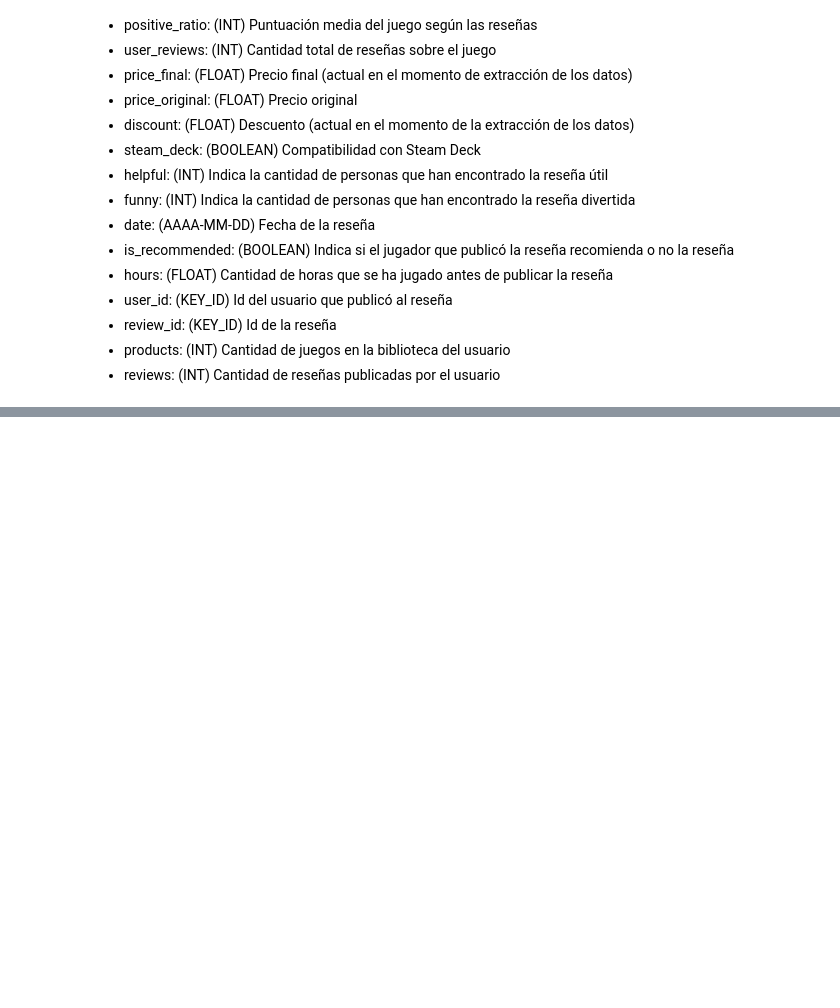
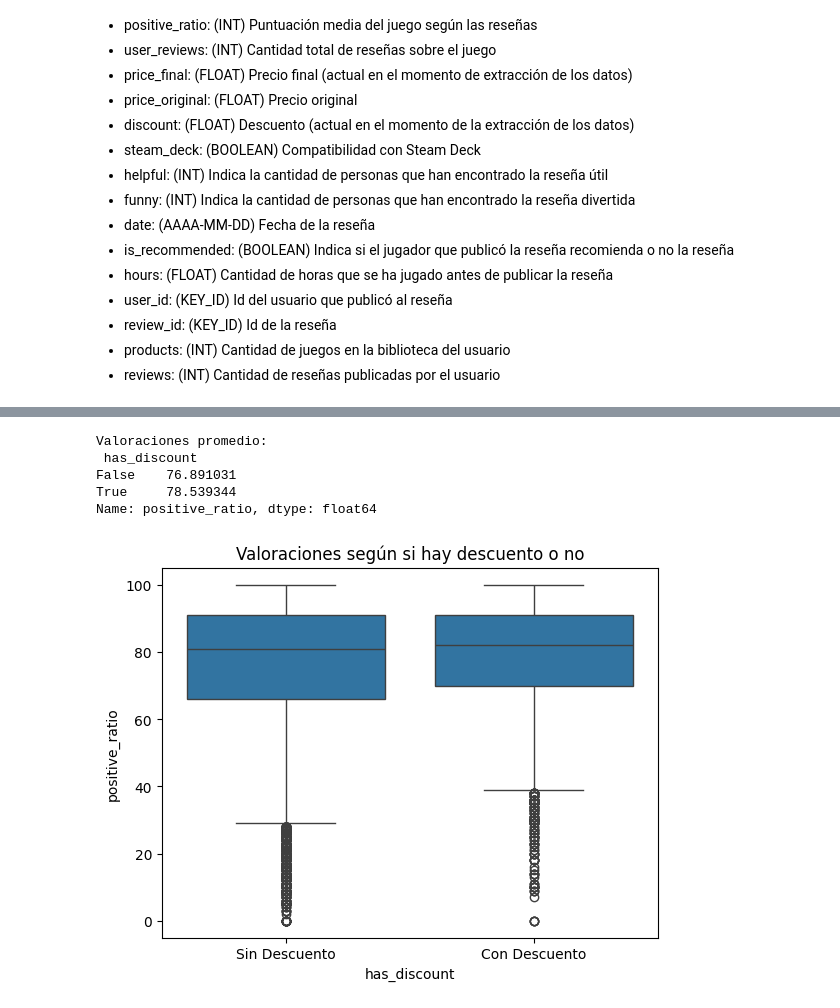
Before and after one commit to tpadrinp/Analisis-de-fiabilidad-de-resenas-de-Steam, a Jupyter notebook: notebooks/eda.ipynb, the cells around one changed output, grey strips where cells are left out. Cells and saved outputs as stored; diff of their text form; code cells hidden in the pictures; blank space fills up the shorter version.

```diff
--- a/notebooks/eda.ipynb
+++ b/notebooks/eda.ipynb
@@ -96,0 +105,21 @@ plt.show()
+# %%
+#ANÁLISIS 2: ¿Merece la pena esperar a un descuento?
+
+df_games_full["has_discount"] = df_games_full["discount"] > 0
+
+# Comparar valoraciones promedio
+promedios = df_games_full.groupby("has_discount")["positive_ratio"].mean()
+print("Valoraciones promedio:\n", promedios)
+
+# Boxplot
+sns.boxplot(data=df_games_full, x="has_discount", y="positive_ratio")
+plt.title("Valoraciones según si hay descuento o no")
+plt.xticks([0, 1], ['Sin Descuento', 'Con Descuento'])
+plt.show()
+# %% [output]
+Valoraciones promedio:
+ has_discount
+False    76.891031
+True     78.539344
+Name: positive_ratio, dtype: float64
+[figure, added]
```
Also changed, not shown: parts of 8 cells of this notebook, 2 other files.
